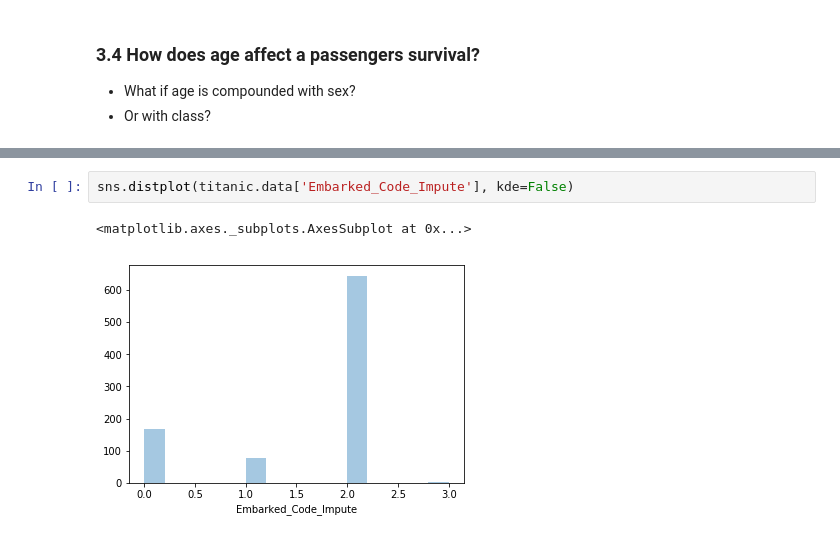
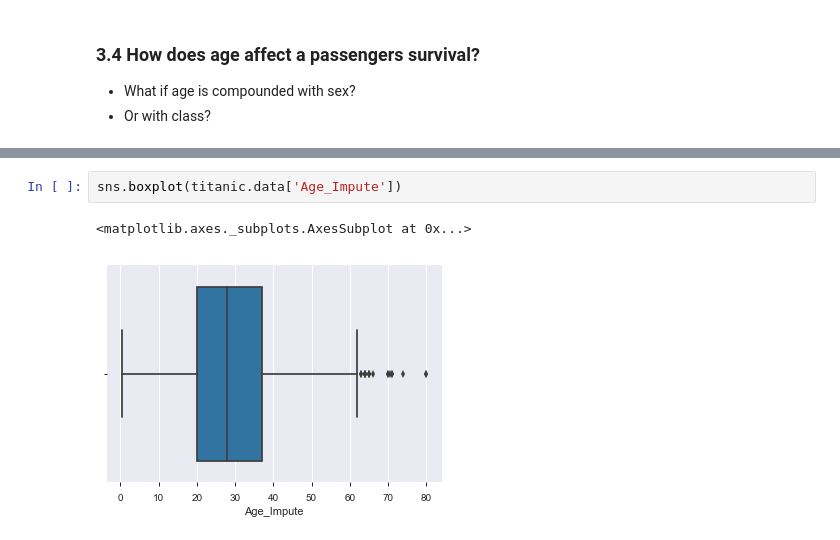
Before and after one commit to chadbartel/Data-Science-Projects, a Jupyter notebook: Titanic/Code/Model/Experiments/Experiment09/eda_titanic_09.ipynb, the cells around one changed output, grey strips where cells are left out. Drawn from its saved outputs; the diff is of its cells as text.

```diff
--- a/Titanic/Code/Model/Experiments/Experiment09/eda_titanic_09.ipynb
+++ b/Titanic/Code/Model/Experiments/Experiment09/eda_titanic_09.ipynb
@@ -486,5 +518,5 @@ sns.distplot(titanic.data['Age_Impute'])
 # %%
-sns.distplot(titanic.data['Embarked_Code_Impute'], kde=False)
+sns.boxplot(titanic.data['Age_Impute'])
 # %% [output]
 <matplotlib.axes._subplots.AxesSubplot at 0x...>
-[figure, old version]
+[figure, new version]
```
Also changed, not shown: parts of 30 cells of this notebook.
